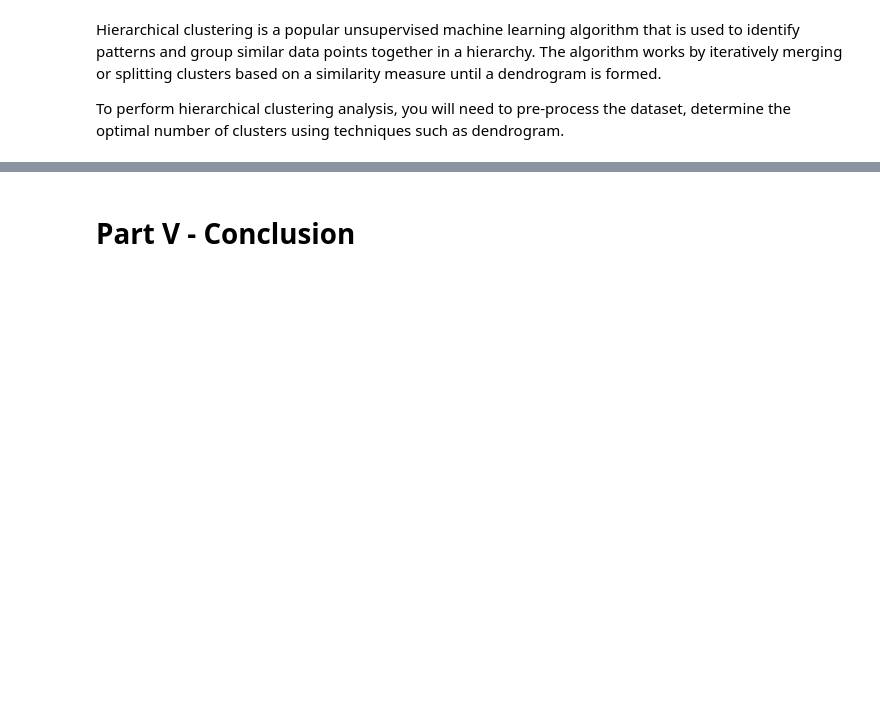
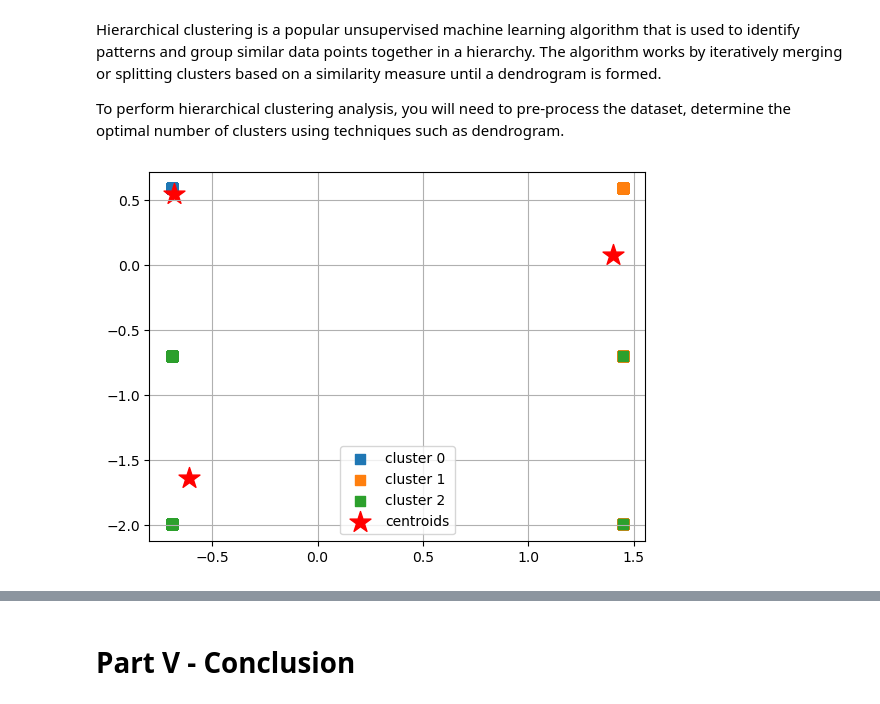
Before and after one commit to SBangarh/ml-project-unsupervised-learning, a Jupyter notebook: Unsupervised Learning - Project.ipynb, the cells around one changed output, grey strips where cells are left out. Saved outputs shown, nothing was run; the diff lists cells and outputs as text; code cells hidden in the pictures; blank space fills up the shorter version.

Commit message:
did agg_cluster, but no PCA, revisit with PCA

```diff
--- a/Unsupervised Learning - Project.ipynb
+++ b/Unsupervised Learning - Project.ipynb
@@ -797,0 +798,21 @@ To perform hierarchical clustering analysis, you will need to pre-process the da
+# %%
+#start pipeline
+
+#declare steps
+agg_clusters = 3
+
+agg_steps = [('scaler', StandardScaler()),
+             ('agg_cluster', AgglomerativeClustering(affinity='euclidean', linkage='ward', n_clusters=agg_clusters))]
+
+#declare pipeline
+agg_pipeline = Pipeline(agg_steps)
+
+#data declarations
+
+X_fit = agg_pipeline.fit(winsorized_df)
+X_agg = agg_pipeline.named_steps['scaler'].transform(winsorized_df)
+y_agg = agg_pipeline.named_steps['agg_cluster'].labels_
+# %%
+plot_clusters(X_agg, y_agg, plt_cluster_centers= True)
+# %% [output]
+[figure, added]
```
Also changed, not shown: parts of 5 cells of this notebook.
